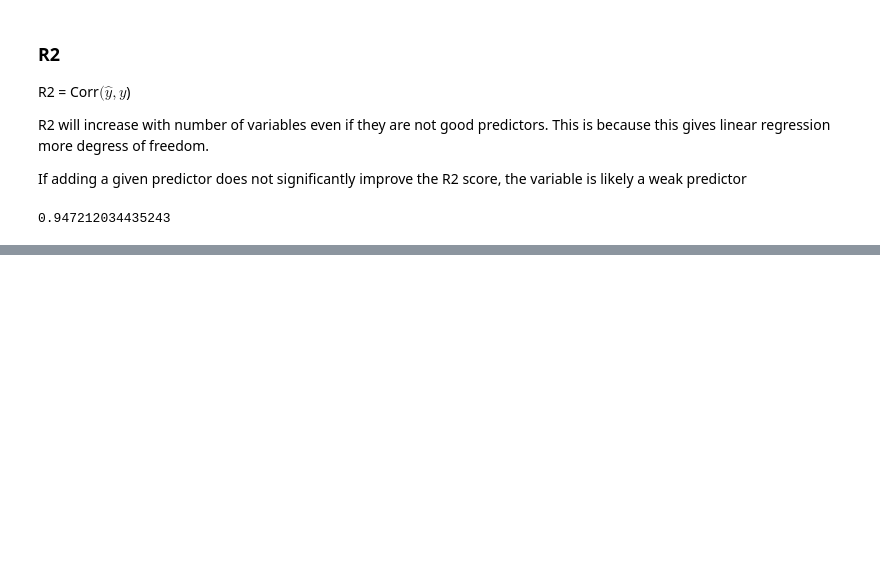
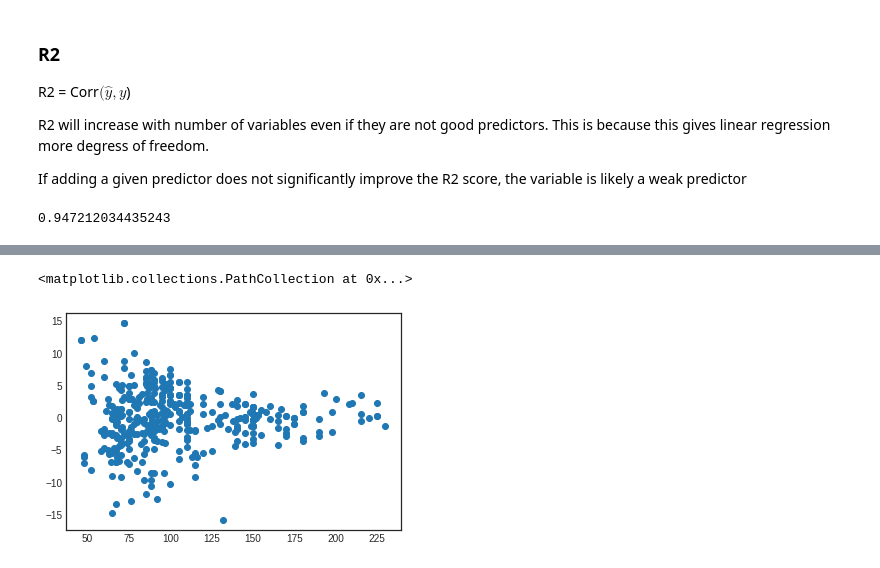
Before and after one commit to annsarapaul/ISLR-python, a Jupyter notebook: Notebooks/Ann/Chapter 3.ipynb, the cells around one changed output, grey strips where cells are left out. Saved outputs shown, nothing was run; the diff lists cells and outputs as text; code cells hidden in the pictures; blank space fills up the shorter version.

```diff
--- a/Notebooks/Ann/Chapter 3.ipynb
+++ b/Notebooks/Ann/Chapter 3.ipynb
@@ -333,0 +359,13 @@ print(corr)
+# %%
+from sklearn.linear_model import LinearRegression
+auto['horsepower_2'] = auto['horsepower']**2
+y_auto = auto['mpg']
+reg1 = LinearRegression(fit_intercept=True).fit(auto[['horsepower','horsepower_2']], y_auto)
+reg2 = LinearRegression(fit_intercept=True).fit(auto[['horsepower']], y_auto)
+# %%
+Y_axis = reg1.predict(auto[['horsepower','horsepower_2']]) - y_auto
+X_axis = auto['horsepower']
+plt.scatter(X_axis,Y_axis)
+# %% [output]
+<matplotlib.collections.PathCollection at 0x...>
+[figure, added]
```
Also changed, not shown: parts of 8 cells of this notebook.
